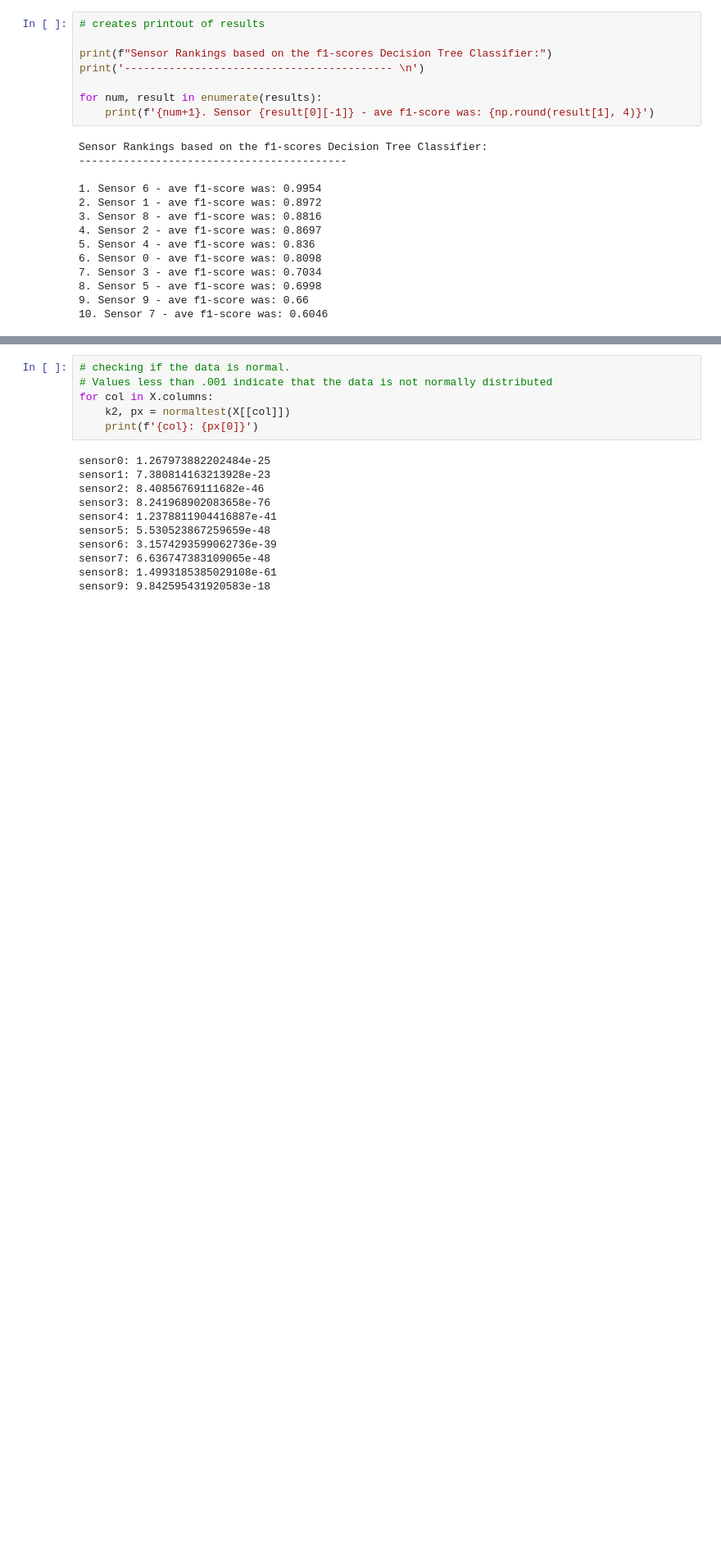
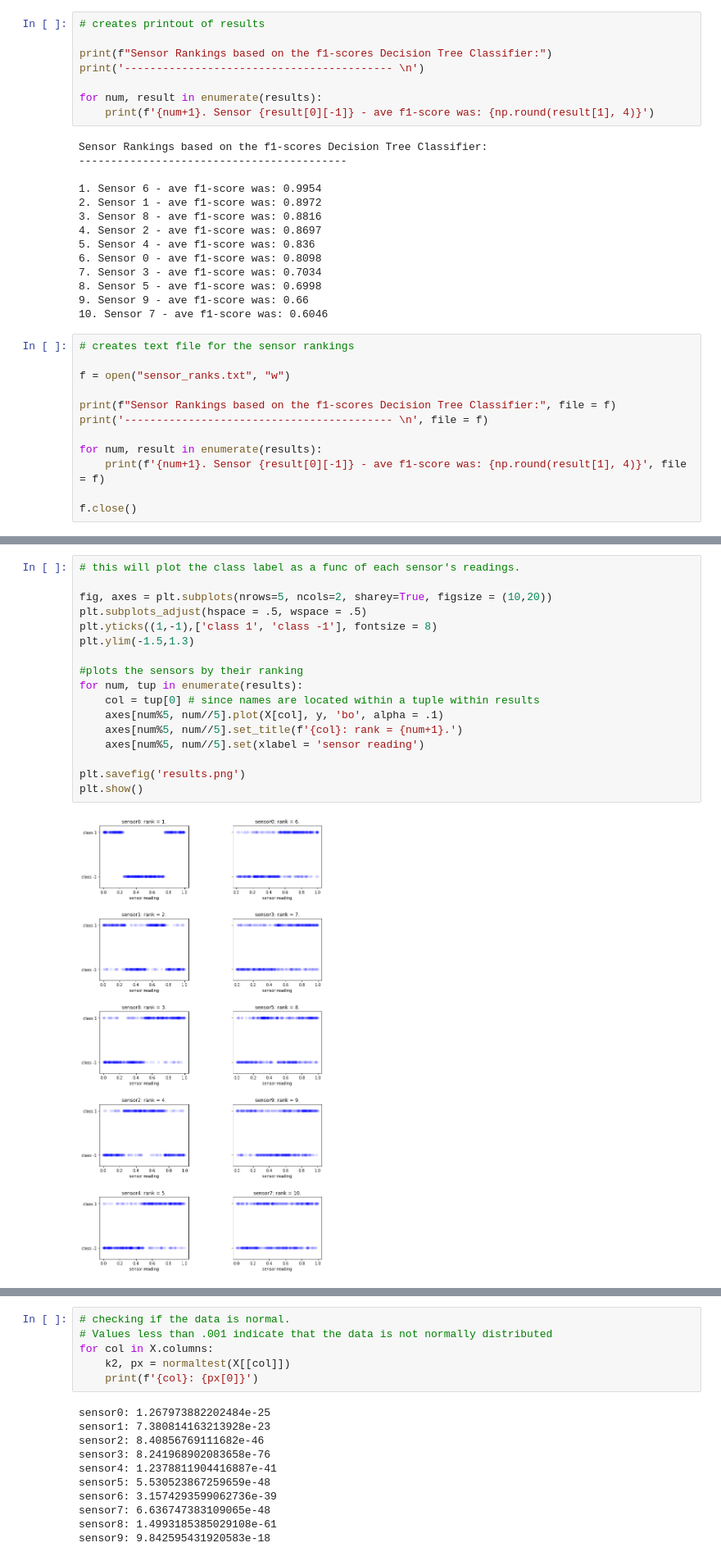
Before and after one commit to Lucaswb/challenge, a Jupyter notebook: exploratory/complete_work.ipynb, the cells around one changed output, grey strips where cells are left out. Shown at 82% size. Cells and saved outputs as stored; diff of their text form; blank space fills up the shorter version.

```diff
--- a/exploratory/complete_work.ipynb
+++ b/exploratory/complete_work.ipynb
@@ -105,3 +96,15 @@ Sensor Rankings based on the f1-scores Decision Tree Classifier:
 8. Sensor 5 - ave f1-score was: 0.6998
 9. Sensor 9 - ave f1-score was: 0.66
 10. Sensor 7 - ave f1-score was: 0.6046
+# %%
+# creates text file for the sensor rankings
+
+f = open("sensor_ranks.txt", "w")
+
+print(f"Sensor Rankings based on the f1-scores Decision Tree Classifier:", file = f)
+print('------------------------------------------ \n', file = f)
+
+for num, result in enumerate(results):
+    print(f'{num+1}. Sensor {result[0][-1]} - ave f1-score was: {np.round(result[1], 4)}', file = f)
+
+f.close()
@@ -107,0 +114,19 @@ Sensor Rankings based on the f1-scores Decision Tree Classifier:
+# %%
+# this will plot the class label as a func of each sensor's readings.
+
+fig, axes = plt.subplots(nrows=5, ncols=2, sharey=True, figsize = (10,20))
+plt.subplots_adjust(hspace = .5, wspace = .5)
+plt.yticks((1,-1),['class 1', 'class -1'], fontsize = 8)
+plt.ylim(-1.5,1.3)
+
+#plots the sensors by their ranking
+for num, tup in enumerate(results):
+    col = tup[0] # since names are located within a tuple within results
+    axes[num%5, num//5].plot(X[col], y, 'bo', alpha = .1)
+    axes[num%5, num//5].set_title(f'{col}: rank = {num+1}.')
+    axes[num%5, num//5].set(xlabel = 'sensor reading')
+
+plt.savefig('results.png')
+plt.show()
+# %% [output]
+[figure, added]
```
Also changed, not shown: parts of 22 cells of this notebook, 5 other files.
